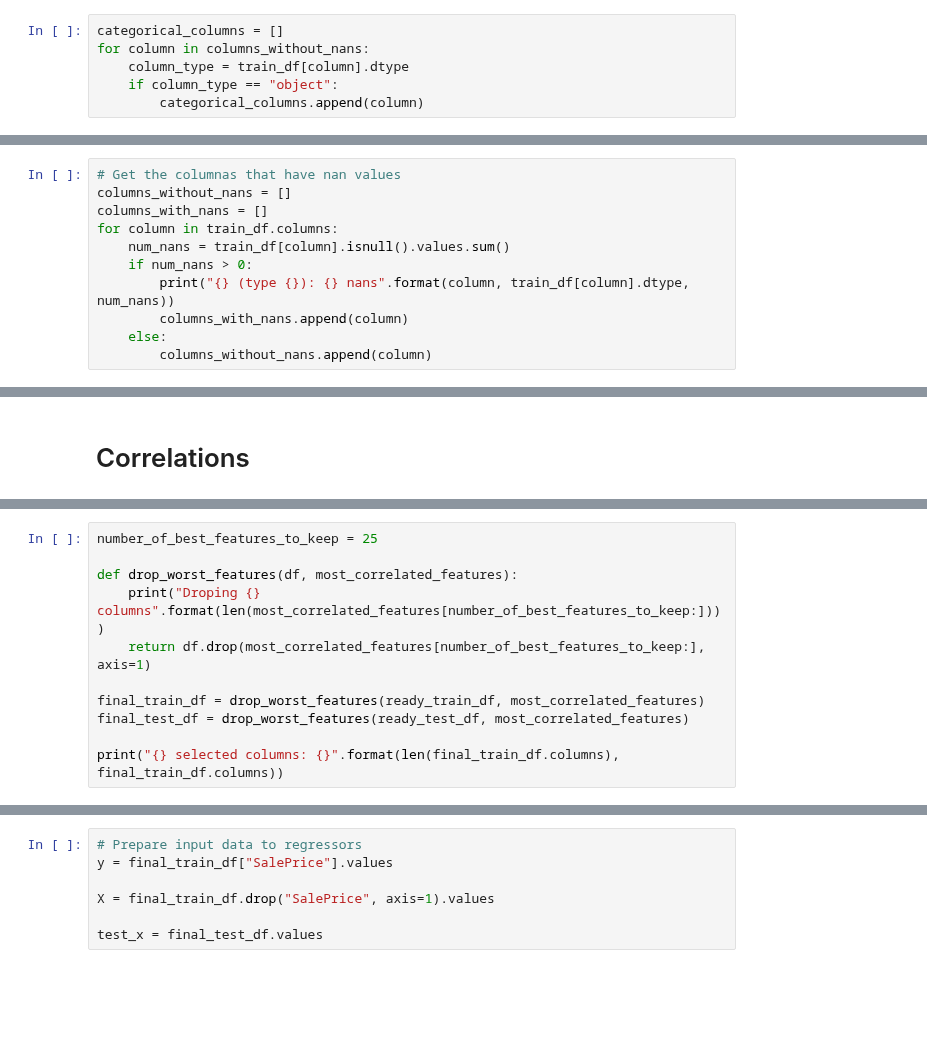
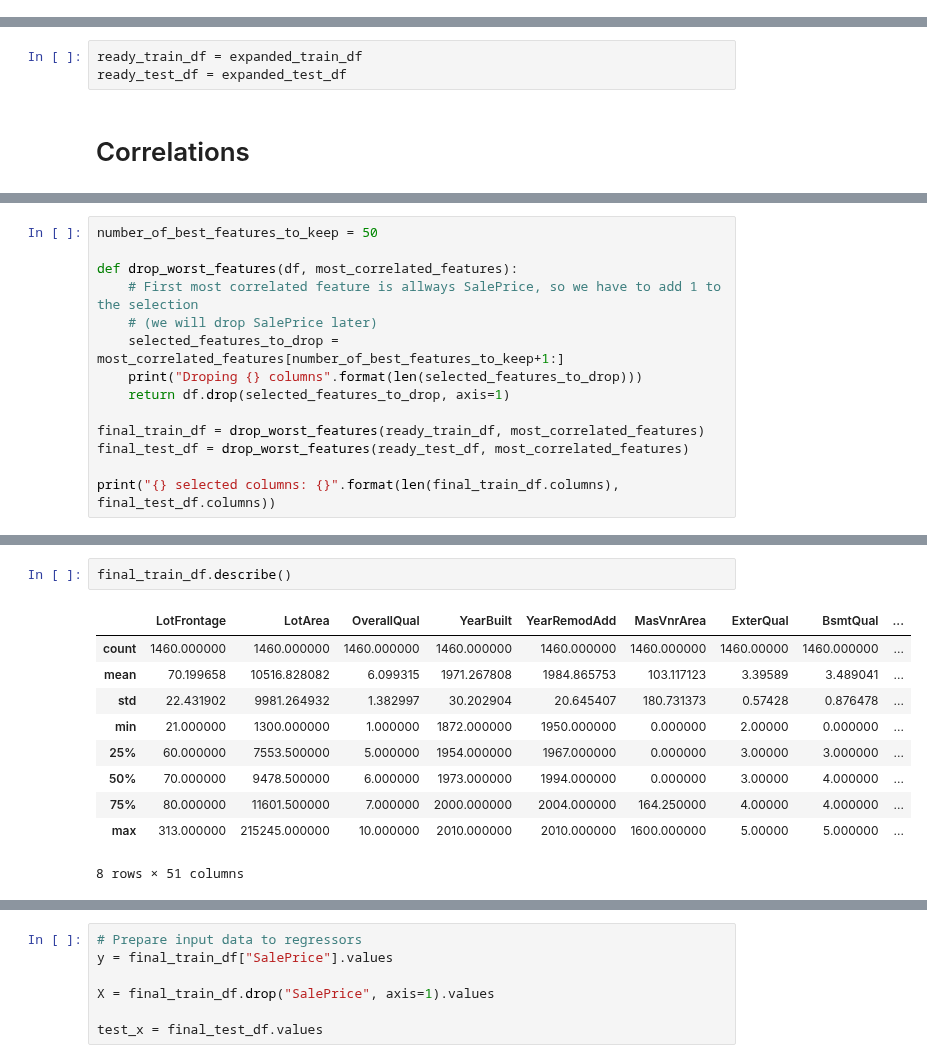
Before and after one commit to diegojromerolopez/kaggle-competitions, a Jupyter notebook: house_prices/estimators.ipynb, the cells around one changed output, grey strips where cells are left out. Saved outputs shown, nothing was run; the diff lists cells and outputs as text; blank space fills up the shorter version.

```diff
--- a/house_prices/estimators.ipynb
+++ b/house_prices/estimators.ipynb
@@ -51,6 +76,0 @@ for column in train_df.columns:
-# %%
-categorical_columns = []
-for column in columns_without_nans:
-    column_type = train_df[column].dtype
-    if column_type == "object":
-        categorical_columns.append(column)
@@ -132,11 +76,0 @@ encode_columns(test_df)
-# %%
-# Get the columnas that have nan values
-columns_without_nans = []
-columns_with_nans = []
-for column in train_df.columns:
-    num_nans = train_df[column].isnull().values.sum()
-    if num_nans > 0:
-        print("{} (type {}): {} nans".format(column, train_df[column].dtype, num_nans))
-        columns_with_nans.append(column)
-    else:
-        columns_without_nans.append(column)
@@ -181,3 +362,6 @@ def transform_input_data(df):
+# %%
+ready_train_df = expanded_train_df
+ready_test_df = expanded_test_df
 # %% [markdown]
 # Correlations
 # %%
@@ -200,11 +420,14 @@ for sorted_feature_correlation_pair in sorted_feature_correlation_pairs:
 # %%
-number_of_best_features_to_keep = 25
+number_of_best_features_to_keep = 50
 
 def drop_worst_features(df, most_correlated_features):
-    print("Droping {} columns".format(len(most_correlated_features[number_of_best_features_to_keep:])))
-    return df.drop(most_correlated_features[number_of_best_features_to_keep:], axis=1)
+    # First most correlated feature is allways SalePrice, so we have to add 1 to the selection
+    # (we will drop SalePrice later)
+    selected_features_to_drop = most_correlated_features[number_of_best_features_to_keep+1:]
+    print("Droping {} columns".format(len(selected_features_to_drop)))
+    return df.drop(selected_features_to_drop, axis=1)
 
 final_train_df = drop_worst_features(ready_train_df, most_correlated_features)
 final_test_df = drop_worst_features(ready_test_df, most_correlated_features)
 
-print("{} selected columns: {}".format(len(final_train_df.columns), final_train_df.columns))
+print("{} selected columns: {}".format(len(final_train_df.columns), final_test_df.columns))
@@ -210,0 +452,13 @@ print("{} selected columns: {}".format(len(final_train_df.columns), final_train_
+# %%
+final_train_df.describe()
+# %% [output]
+|  | LotFrontage | LotArea | OverallQual | YearBuilt | YearRemodAdd | MasVnrArea | ExterQual | BsmtQual | ... |
+| count | 1460.000000 | 1460.000000 | 1460.000000 | 1460.000000 | 1460.000000 | 1460.000000 | 1460.00000 | 1460.000000 | ... |
+| mean | 70.199658 | 10516.828082 | 6.099315 | 1971.267808 | 1984.865753 | 103.117123 | 3.39589 | 3.489041 | ... |
+| std | 22.431902 | 9981.264932 | 1.382997 | 30.202904 | 20.645407 | 180.731373 | 0.57428 | 0.876478 | ... |
+| min | 21.000000 | 1300.000000 | 1.000000 | 1872.000000 | 1950.000000 | 0.000000 | 2.00000 | 0.000000 | ... |
+| 25% | 60.000000 | 7553.500000 | 5.000000 | 1954.000000 | 1967.000000 | 0.000000 | 3.00000 | 3.000000 | ... |
+| 50% | 70.000000 | 9478.500000 | 6.000000 | 1973.000000 | 1994.000000 | 0.000000 | 3.00000 | 4.000000 | ... |
+| 75% | 80.000000 | 11601.500000 | 7.000000 | 2000.000000 | 2004.000000 | 164.250000 | 4.00000 | 4.000000 | ... |
+| max | 313.000000 | 215245.000000 | 10.000000 | 2010.000000 | 2010.000000 | 1600.000000 | 5.00000 | 5.000000 | ... |
+8 rows × 51 columns
```
Also changed, not shown: parts of 40 cells of this notebook.
